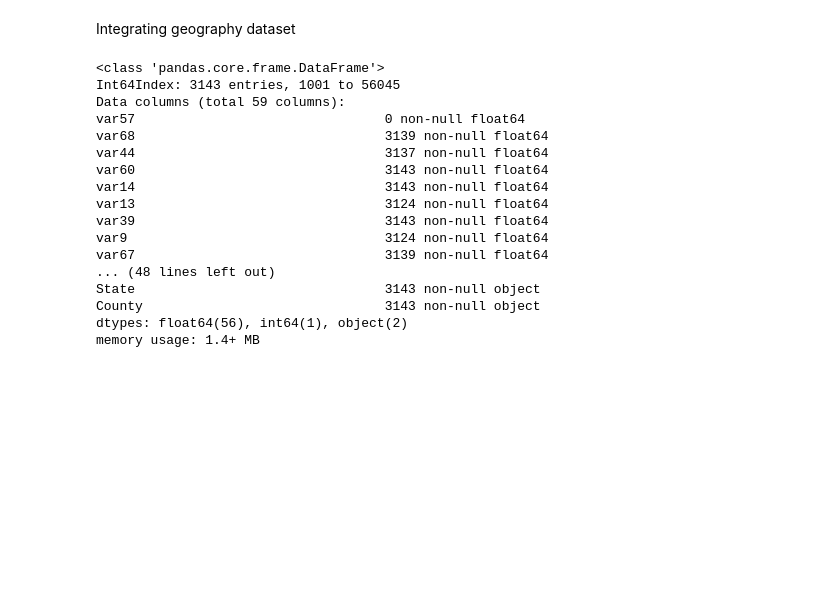
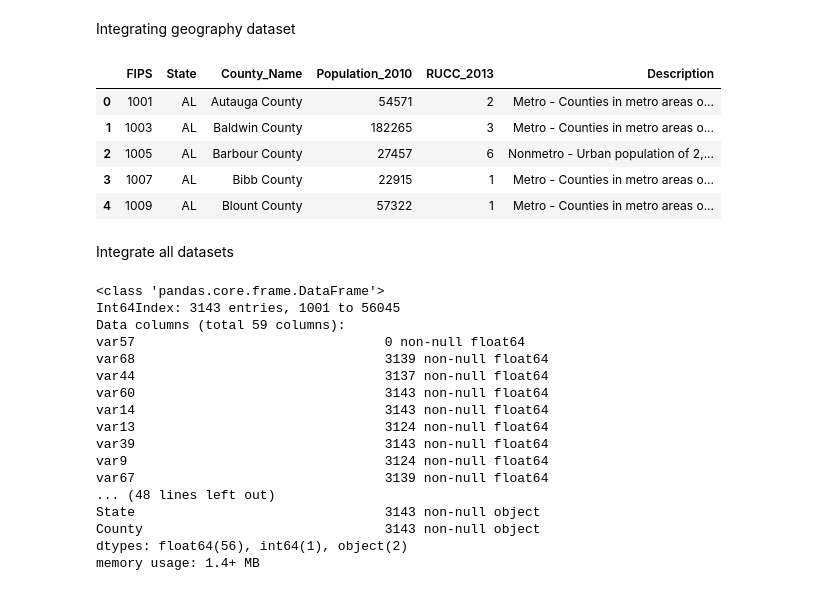
Before and after one commit to cathyxinxyz/Capstone_Project_1, a Jupyter notebook: Codes/Data Integration.ipynb, the cells around one changed output. Drawn from its saved outputs; the diff is of its cells as text; code cells hidden in the pictures; blank space fills up the shorter version.

Commit message:
new datasets added, codes updated

```diff
--- a/Codes/Data Integration.ipynb
+++ b/Codes/Data Integration.ipynb
@@ -281,0 +356,11 @@ df_rbcodes.info()
+# %%
+df=pd.read_excel(Overall_folder+'Datasets/geography/ruralurbancodes2013.xls')
+# %%
+df.head(5)
+# %% [output]
+|  | FIPS | State | County_Name | Population_2010 | RUCC_2013 | Description |
+| 0 | 1001 | AL | Autauga County | 54571 | 2 | Metro - Counties in metro areas o... |
+| 1 | 1003 | AL | Baldwin County | 182265 | 3 | Metro - Counties in metro areas o... |
+| 2 | 1005 | AL | Barbour County | 27457 | 6 | Nonmetro - Urban population of 2,... |
+| 3 | 1007 | AL | Bibb County | 22915 | 1 | Metro - Counties in metro areas o... |
+| 4 | 1009 | AL | Blount County | 57322 | 1 | Metro - Counties in metro areas o... |
@@ -282,3 +369,5 @@ df_rbcodes.info()
+# %% [markdown]
+Integrate all datasets
 # %%
 combined=pd.concat([combined, df_rbcodes[['RUCC_2013']]], join='inner',axis=1)
 # %%
```
Also changed, not shown: parts of 14 cells of this notebook, 41 other files.
